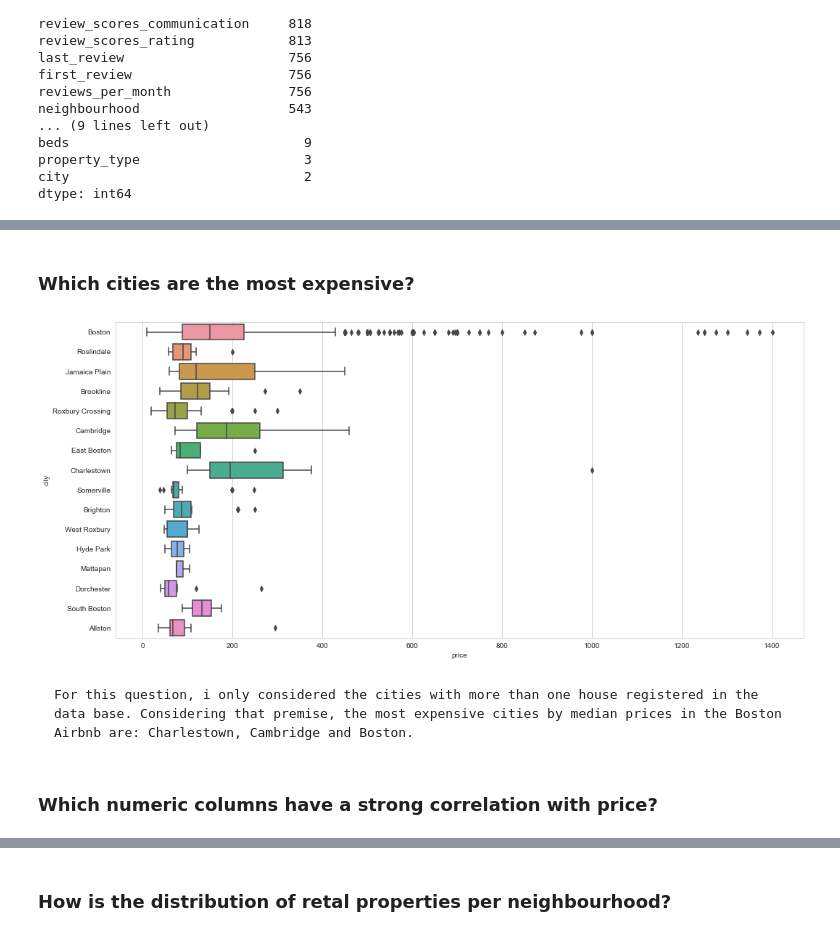
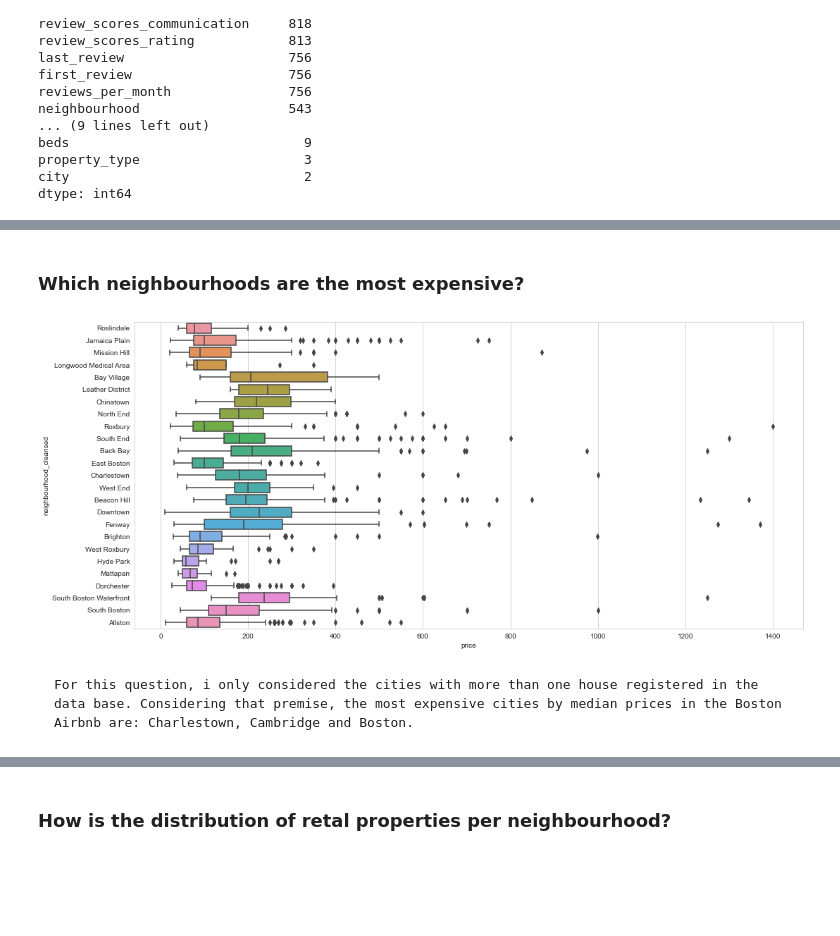
Before and after one commit to vitorscheifler/boston-airbnb-analysis, a Jupyter notebook: Boston Airbnb Analysis.ipynb, the cells around one changed output, grey strips where cells are left out. Drawn from its saved outputs; the diff is of its cells as text; code cells hidden in the pictures; blank space fills up the shorter version.

```diff
--- a/Boston Airbnb Analysis.ipynb
+++ b/Boston Airbnb Analysis.ipynb
@@ -190,4 +199,4 @@ sns.boxplot(data=df, x='price', width=0.3)
 # Excluding price outliers from the analysis
 df = df[df['price'] < 1500]
 # %% [markdown]
-### Which cities are the most expensive?
+### Which neighbourhoods are the most expensive?
@@ -196,11 +203,8 @@ cities = list(df['city'].value_counts()[df['city'].value_counts() > 1].index)
 # %%
-city_df = df[df['city'].isin(cities)]
 sns.set({"figure.figsize" : (17,8)})
 sns.set_style("whitegrid")
-sns.boxplot(data=city_df, x='price', y='city');
+sns.boxplot(data=df, x='price', y='neighbourhood_cleansed');
 # %% [output]
-[figure, old version]
+[figure, new version]
 # %% [markdown]
     For this question, i only considered the cities with more than one house registered in the data base. Considering that premise, the most expensive cities by median prices in the Boston Airbnb are: Charlestown, Cambridge and Boston.
-# %% [markdown]
-### Which numeric columns have a strong correlation with price?
```
Also changed, not shown: parts of 11 cells of this notebook, 1 other file.
